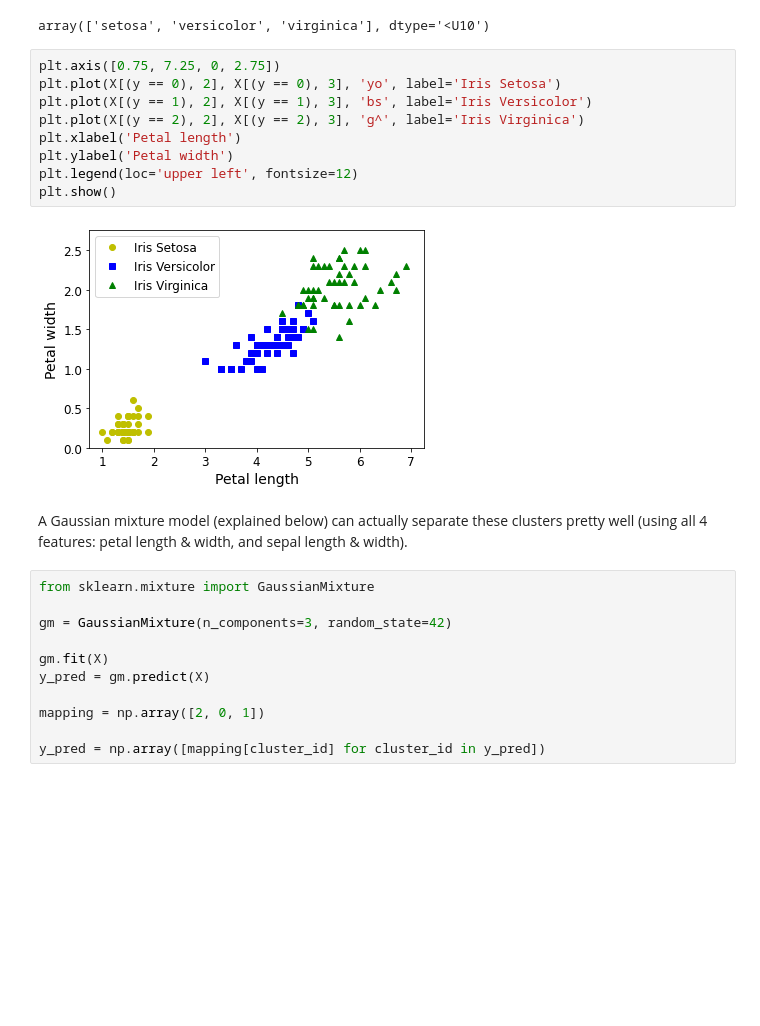
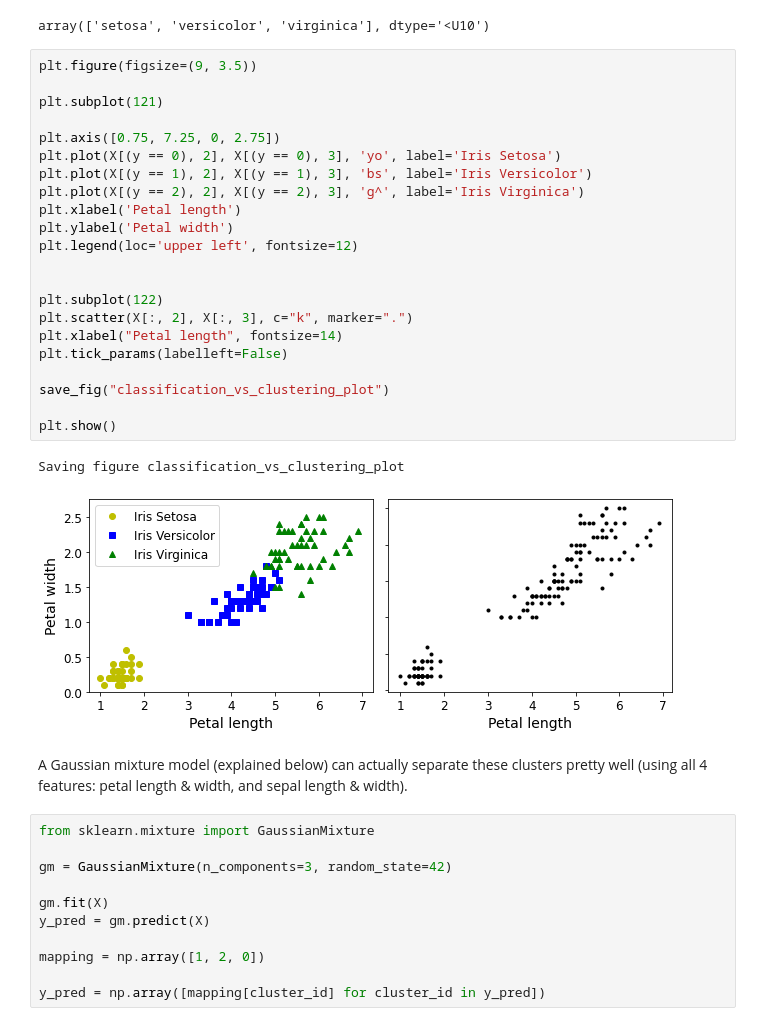
Before and after one commit to sankalptambe/unsupervised-learning, a Jupyter notebook: unsupervised_learning.ipynb, the cells around one changed output. Saved outputs shown, nothing was run; the diff lists cells and outputs as text; blank space fills up the shorter version.

```diff
--- a/unsupervised_learning.ipynb
+++ b/unsupervised_learning.ipynb
@@ -64,16 +65,30 @@ data.target_names
 # %% [output]
 array(['setosa', 'versicolor', 'virginica'], dtype='<U10')
 # %%
+plt.figure(figsize=(9, 3.5))
+
+plt.subplot(121)
+
 plt.axis([0.75, 7.25, 0, 2.75])
 plt.plot(X[(y == 0), 2], X[(y == 0), 3], 'yo', label='Iris Setosa')
 plt.plot(X[(y == 1), 2], X[(y == 1), 3], 'bs', label='Iris Versicolor')
 plt.plot(X[(y == 2), 2], X[(y == 2), 3], 'g^', label='Iris Virginica')
 plt.xlabel('Petal length')
 plt.ylabel('Petal width')
 plt.legend(loc='upper left', fontsize=12)
+
+
+plt.subplot(122)
+plt.scatter(X[:, 2], X[:, 3], c="k", marker=".")
+plt.xlabel("Petal length", fontsize=14)
+plt.tick_params(labelleft=False)
+
+save_fig("classification_vs_clustering_plot")
+
 plt.show()
 # %% [output]
+Saving figure classification_vs_clustering_plot
-[figure, old version]
+[figure, new version]
 # %% [markdown]
 A Gaussian mixture model (explained below) can actually separate these clusters pretty well (using all 4 features: petal length & width, and sepal length & width).
 # %%
@@ -84,7 +99,7 @@ gm = GaussianMixture(n_components=3, random_state=42)
 gm.fit(X)
 y_pred = gm.predict(X)
 
-mapping = np.array([2, 0, 1])
+mapping = np.array([1, 2, 0])
 
 y_pred = np.array([mapping[cluster_id] for cluster_id in y_pred])
 # %%
```
Also changed, not shown: parts of 20 cells of this notebook, 2 other files.
